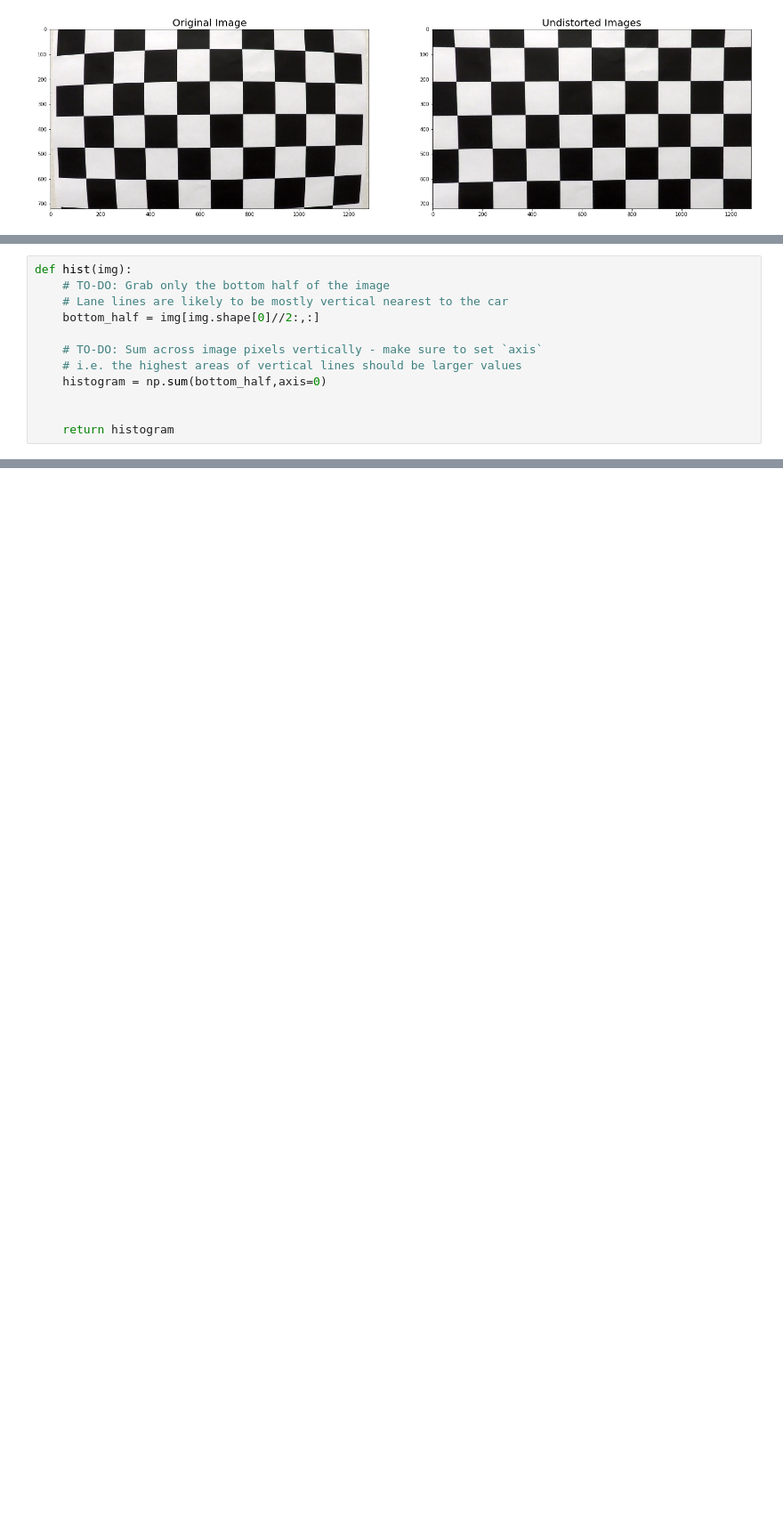
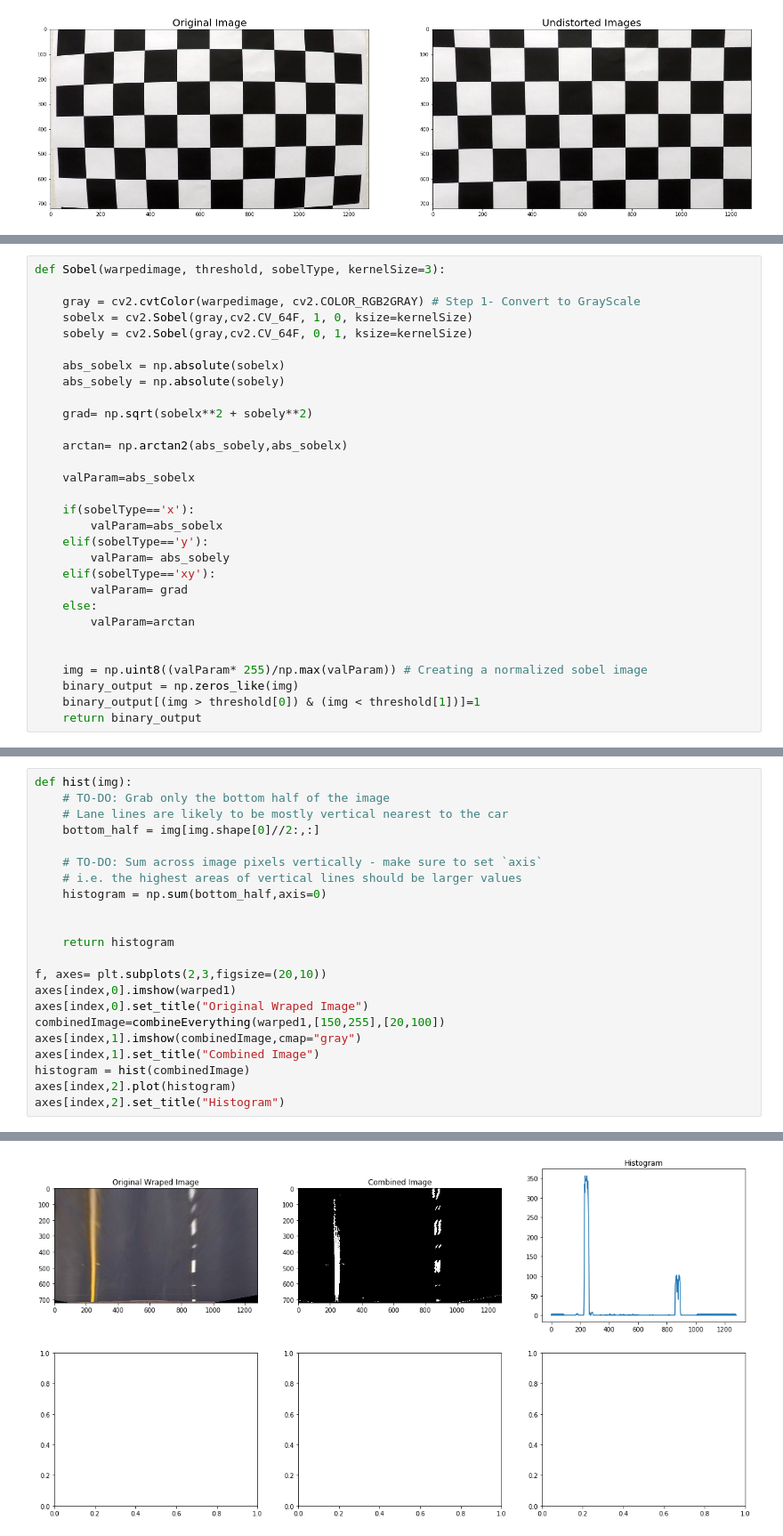
Before and after one commit to nikhilparla/udacity-self-driving-proj-2, a Jupyter notebook: p2.ipynb, the cells around one changed output, grey strips where cells are left out. Shown at 89% size. Saved outputs shown, nothing was run; the diff lists cells and outputs as text; blank space fills up the shorter version.

```diff
--- a/p2.ipynb
+++ b/p2.ipynb
@@ -154,0 +131,30 @@ def color_and_gradient(img, s_thresh=(170, 255), sx_thresh=(20, 100)):
+# %%
+def Sobel(warpedimage, threshold, sobelType, kernelSize=3):
+
+    gray = cv2.cvtColor(warpedimage, cv2.COLOR_RGB2GRAY) # Step 1- Convert to GrayScale
+    sobelx = cv2.Sobel(gray,cv2.CV_64F, 1, 0, ksize=kernelSize)
+    sobely = cv2.Sobel(gray,cv2.CV_64F, 0, 1, ksize=kernelSize)
+
+    abs_sobelx = np.absolute(sobelx)
+    abs_sobely = np.absolute(sobely)
+
+    grad= np.sqrt(sobelx**2 + sobely**2)
+
+    arctan= np.arctan2(abs_sobely,abs_sobelx)
+
+    valParam=abs_sobelx
+
+    if(sobelType=='x'):
+        valParam=abs_sobelx
+    elif(sobelType=='y'):
+        valParam= abs_sobely
+    elif(sobelType=='xy'):
+        valParam= grad
+    else:
+        valParam=arctan
+
+
+    img = np.uint8((valParam* 255)/np.max(valParam)) # Creating a normalized sobel image
+    binary_output = np.zeros_like(img)
+    binary_output[(img > threshold[0]) & (img < threshold[1])]=1
+    return binary_output
@@ -164,3 +217,14 @@ def hist(img):
 
 
     return histogram
+
+f, axes= plt.subplots(2,3,figsize=(20,10))
+axes[index,0].imshow(warped1)
+axes[index,0].set_title("Original Wraped Image")
+combinedImage=combineEverything(warped1,[150,255],[20,100])
+axes[index,1].imshow(combinedImage,cmap="gray")
+axes[index,1].set_title("Combined Image")
+histogram = hist(combinedImage)
+axes[index,2].plot(histogram)
+axes[index,2].set_title("Histogram")
+# %% [output]
@@ -167 +232,2 @@ def hist(img):
+[figure, added]
 # %%
```
Also changed, not shown: parts of 14 cells of this notebook, 5 other files.
